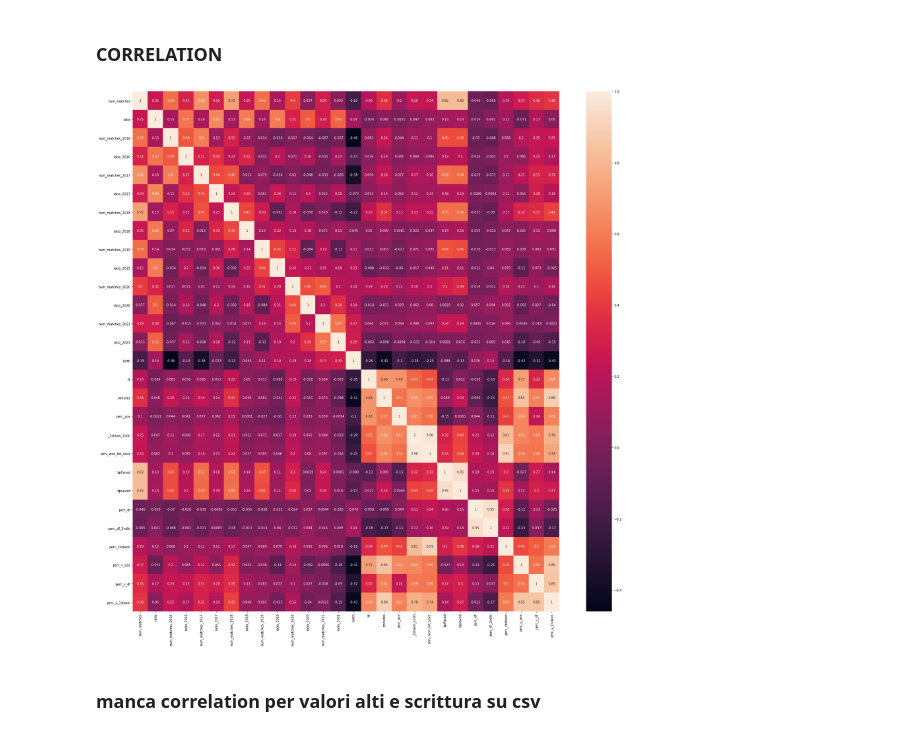
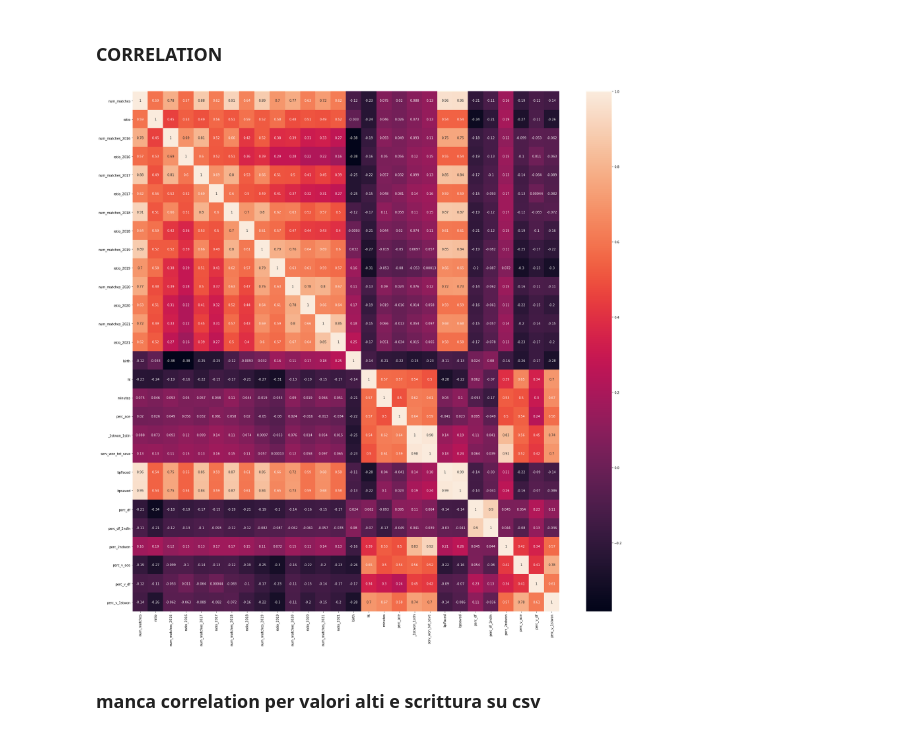
Before and after one commit to OrnelaDanushi/DM-project21, a Jupyter notebook: 4_Data_Preparation.ipynb, the cells around one changed output. Drawn from its saved outputs; the diff is of its cells as text; code cells hidden in the pictures.

Commit message:
fixed outliers on data_preparation

```diff
--- a/4_Data_Preparation.ipynb
+++ b/4_Data_Preparation.ipynb
@@ -914,0 +1038,4 @@ pl_num.ht.plot.box()
+# %%
+L, R = detecting_outliers(pl_num.ratio)
+outliers = player_profile[(player_profile.ratio > R) | (player_profile.ratio < L)]
+outliers.num_matches.describe()
@@ -914,0 +1052,8 @@ pl_num.ht.plot.box()
+# %%
+#because of outlier players have few matches, drop it
+player_profile.drop(outliers.index, inplace = True)
+# %%
+L, R = detecting_outliers(pl_num.minutes)
+outliers = player_profile[(player_profile.minutes > R) | (player_profile.minutes < L)]
+outliers.num_matches.describe()
+outliers
@@ -914,0 +1064,2 @@ pl_num.ht.plot.box()
+# %%
+player_profile.drop(outliers.index, inplace = True)
@@ -916,12 +1087,12 @@ pl_num.ht.plot.box()
 ### CORRELATION
 # %%
 p = player_profile
-p = p.replace({0:np.nan})
+#p = p.replace({0:np.nan})
 matrix = p.corr()
 fig, ax = plt.subplots(figsize=(30, 30)) #Sample figsize in inches
 sn.heatmap(matrix, annot=True)
 plt.show()
 # %% [output]
-[figure, old version]
+[figure, new version]
 # %% [markdown]
 ### manca correlation per valori alti e scrittura su csv
```
Also changed, not shown: parts of 44 cells of this notebook, 1 other file.
